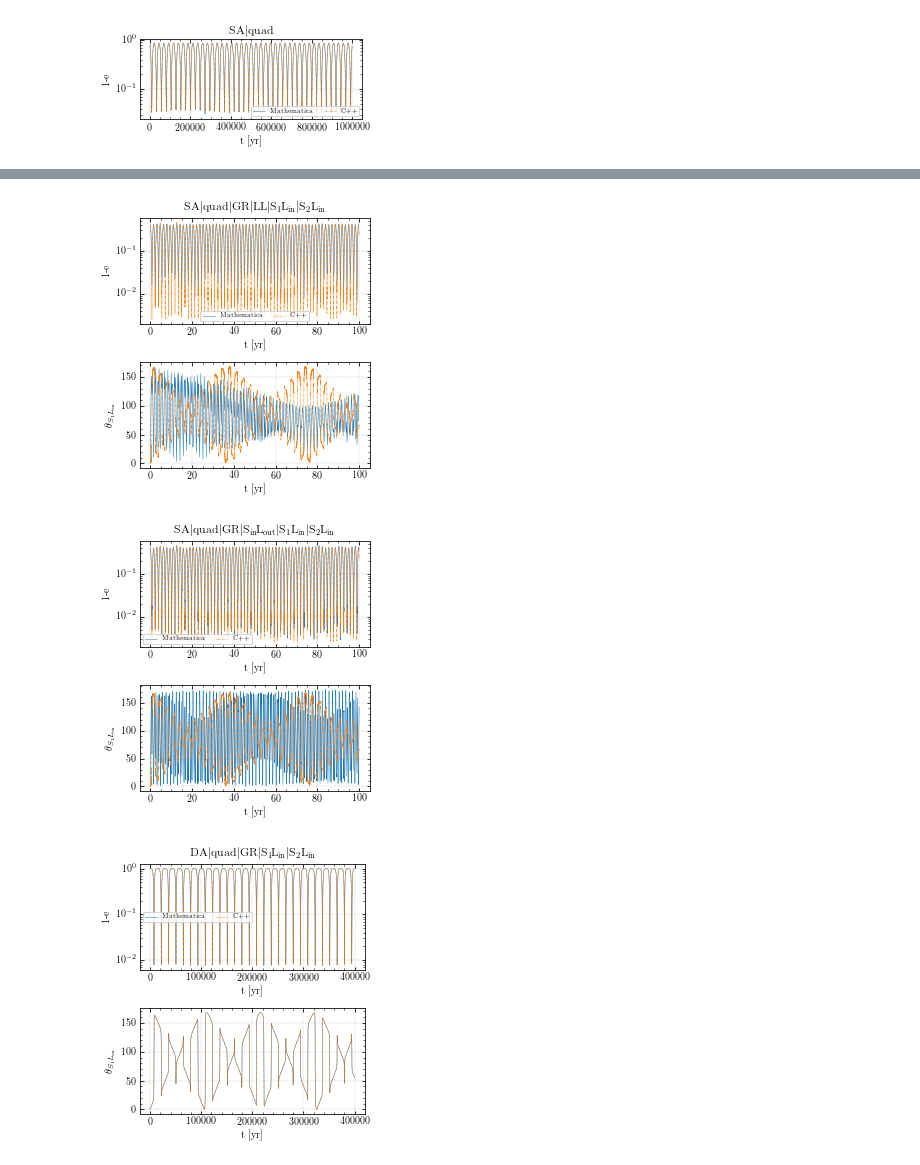
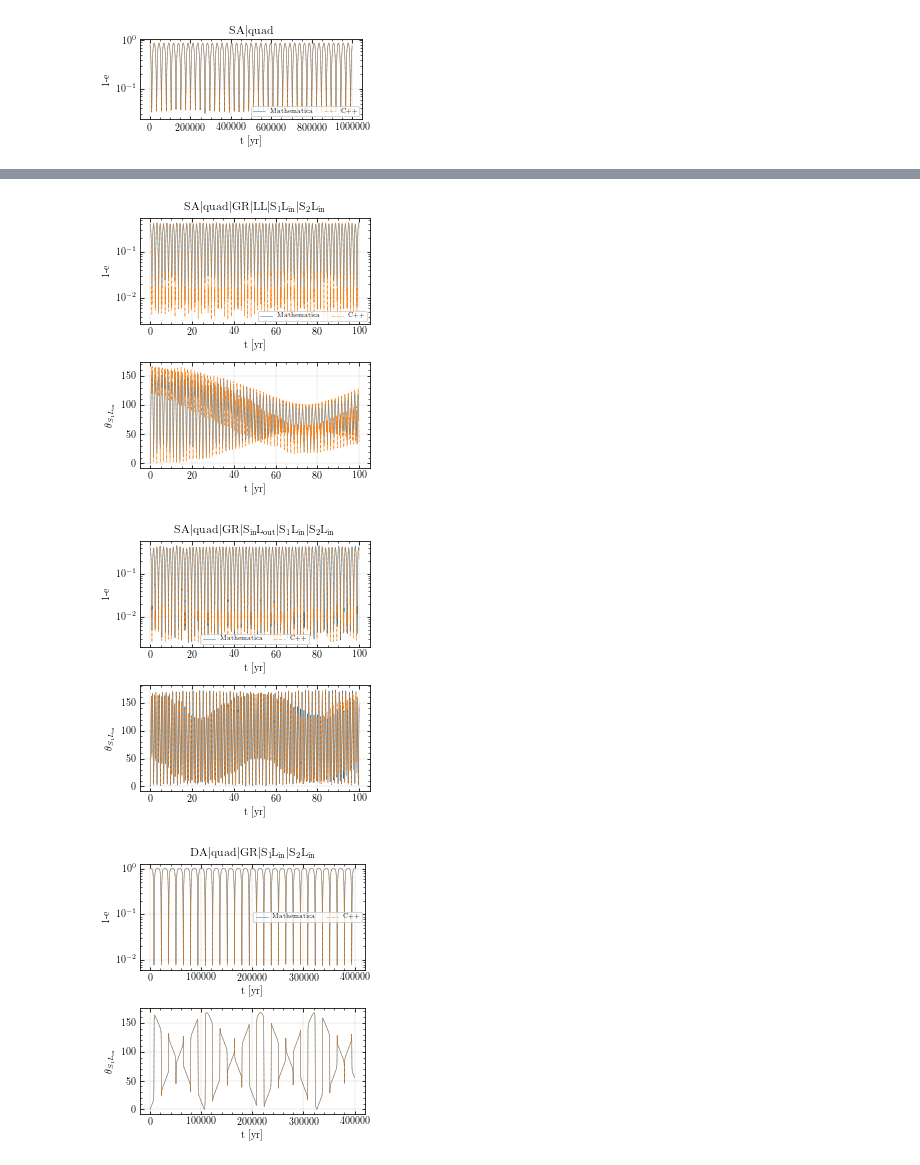
Before and after one commit to YihanWangAstro/Secular, a Jupyter notebook: draw_compare.ipynb, the cells around one changed output, grey strips where cells are left out. Drawn from its saved outputs; the diff is of its cells as text; code cells hidden in the pictures.

```diff
--- a/draw_compare.ipynb
+++ b/draw_compare.ipynb
@@ -126,7 +126,7 @@ def load_title(name):
 
     return title
 # %%
-path='static/'
+path='test/'
 seq = np.arange(13)+1
 #seq = [14, 15, 16, 17, 18, 19]
 title= load_title(path+"log.txt")
@@ -141 +141 @@ for i in seq:
-[figure, old version]
+[figure, new version]
@@ -144,3 +144,3 @@ for i in seq:
-[figure, old version]
+[figure, new version]
-[figure, old version]
+[figure, new version]
-[figure, old version]
+[figure, new version]
```
Also changed, not shown: parts of 1 cell of this notebook, 3 other files.
